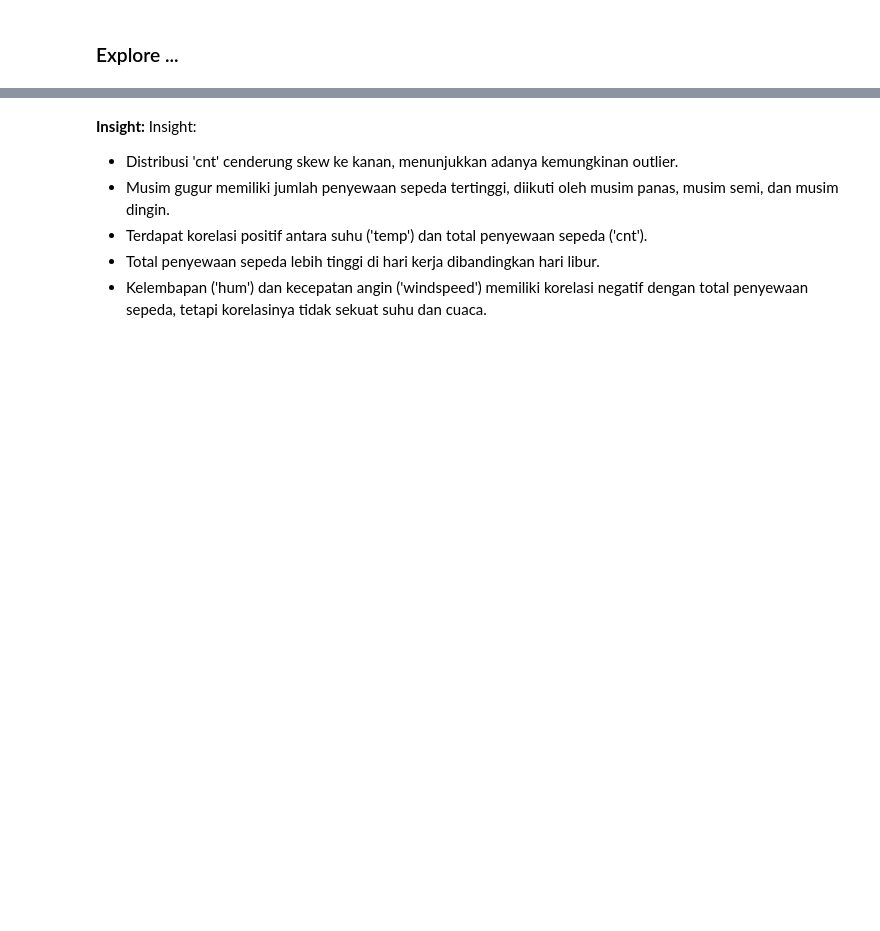
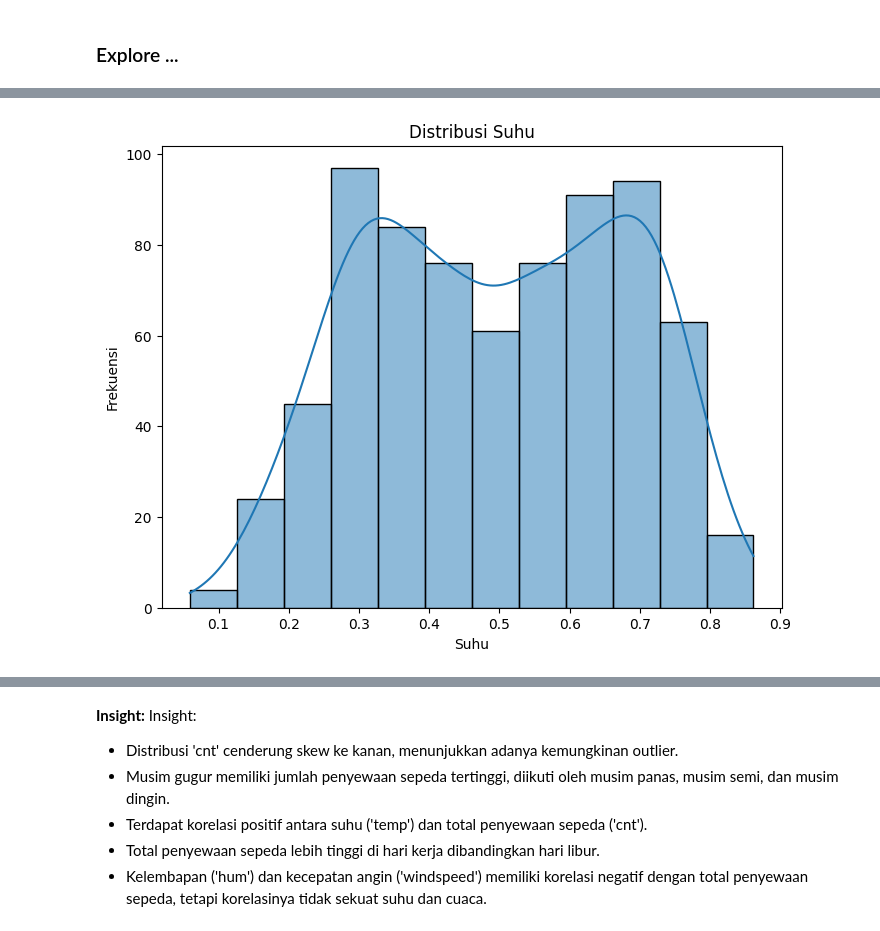
Before and after one commit to vcd10r/Dicoding_Data_Analyst_P, a Jupyter notebook: Proyek_Analisis_Data.ipynb, the cells around one changed output, grey strips where cells are left out. Drawn from its saved outputs; the diff is of its cells as text; code cells hidden in the pictures; blank space fills up the shorter version.

```diff
--- a/Proyek_Analisis_Data.ipynb
+++ b/Proyek_Analisis_Data.ipynb
@@ -140,0 +161,10 @@ Insight:
+# %%
+# 2. Distribusi Suhu (temp)
+plt.figure(figsize=(8, 6))
+sns.histplot(day_df['temp'], kde=True)
+plt.title('Distribusi Suhu')
+plt.xlabel('Suhu')
+plt.ylabel('Frekuensi')
+plt.show()
+# %% [output]
+[figure, added]
```
Also changed, not shown: parts of 17 cells of this notebook, 1 other file.
